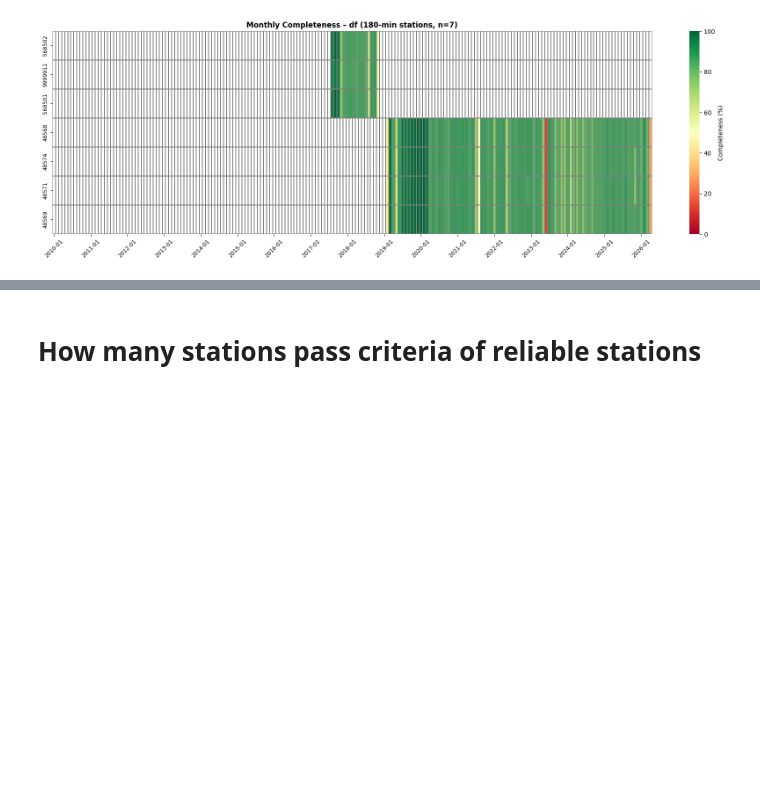
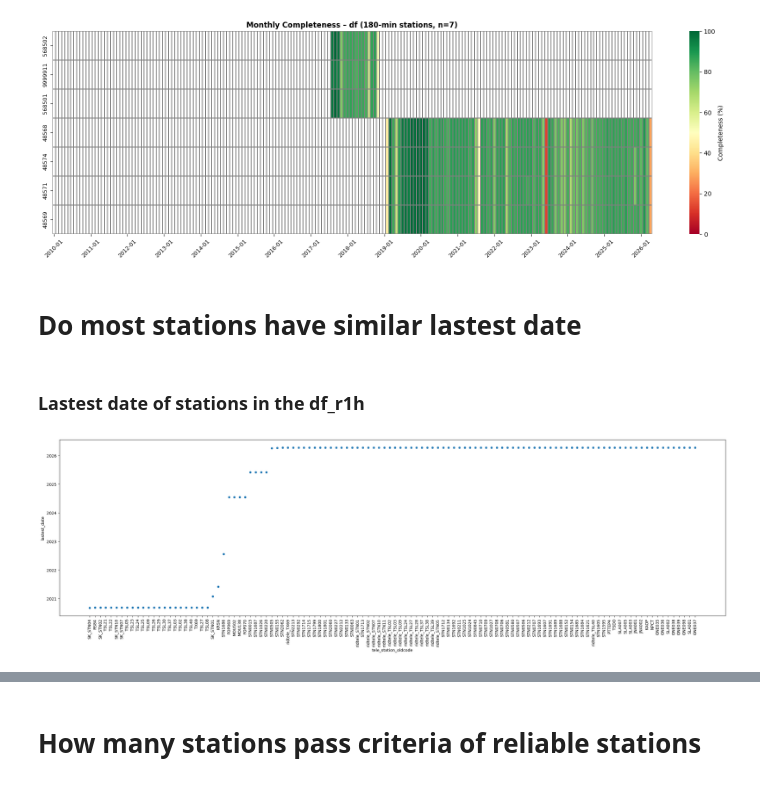
Before and after one commit to pongsakorn-onnim/rainfall_threshold_songkla, a Jupyter notebook: 01_exploratory_data_analysis.ipynb, the cells around one changed output, grey strips where cells are left out. Cells and saved outputs as stored; diff of their text form; code cells hidden in the pictures; blank space fills up the shorter version.

```diff
--- a/01_exploratory_data_analysis.ipynb
+++ b/01_exploratory_data_analysis.ipynb
@@ -515,3 +545,19 @@ Number of stations for 60.0 interval: 20
 [figure]
 Number of stations for 180.0 interval: 7
 [figure]
+# %% [markdown]
+# Do most stations have similar lastest date
+# %% [markdown]
+### Lastest date of stations in the df_r1h
+# %%
+r1h_last_date = df_r1h.groupby('tele_station_oldcode').agg(lastest_date=('rainfall_datetime', 'max')) \
+                    .sort_values('lastest_date').reset_index()
+
+fig, ax = plt.subplots(figsize=(30, 8))
+
+sns.scatterplot(data=r1h_last_date, x='tele_station_oldcode', y='lastest_date')
+plt.xticks(rotation=90)
+
+plt.show()
+# %% [output]
+[figure, added]
```
Also changed, not shown: parts of 22 cells of this notebook.
